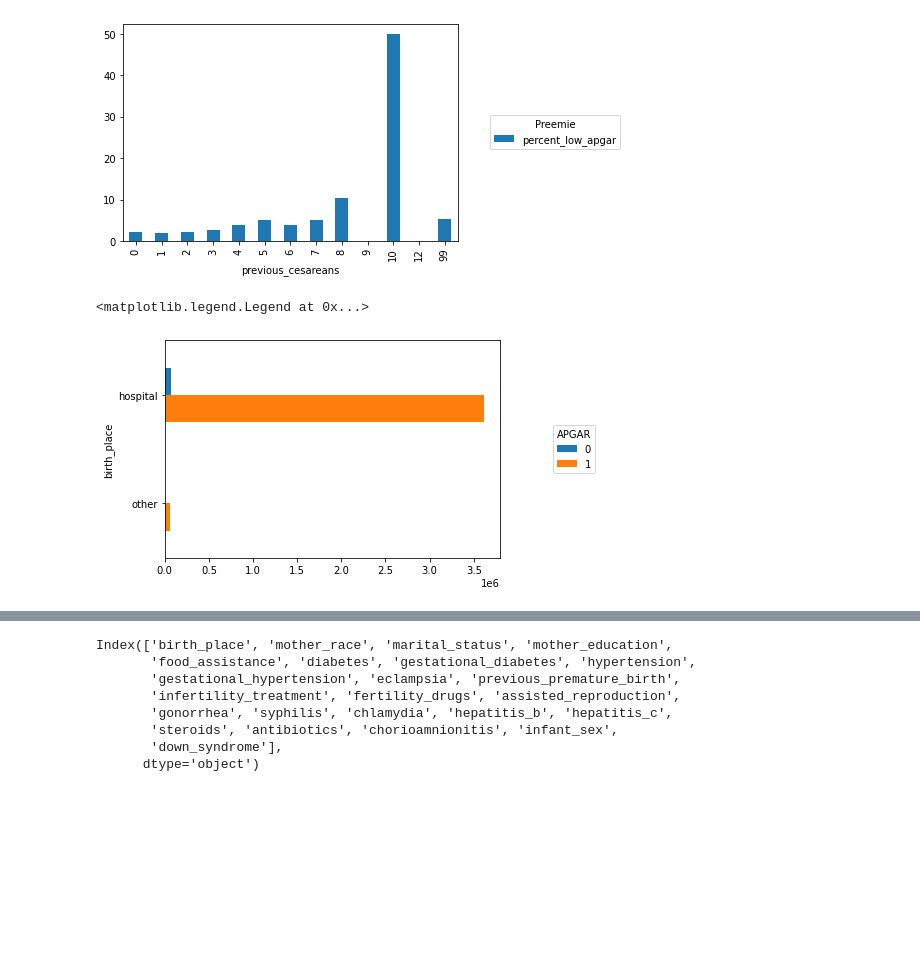
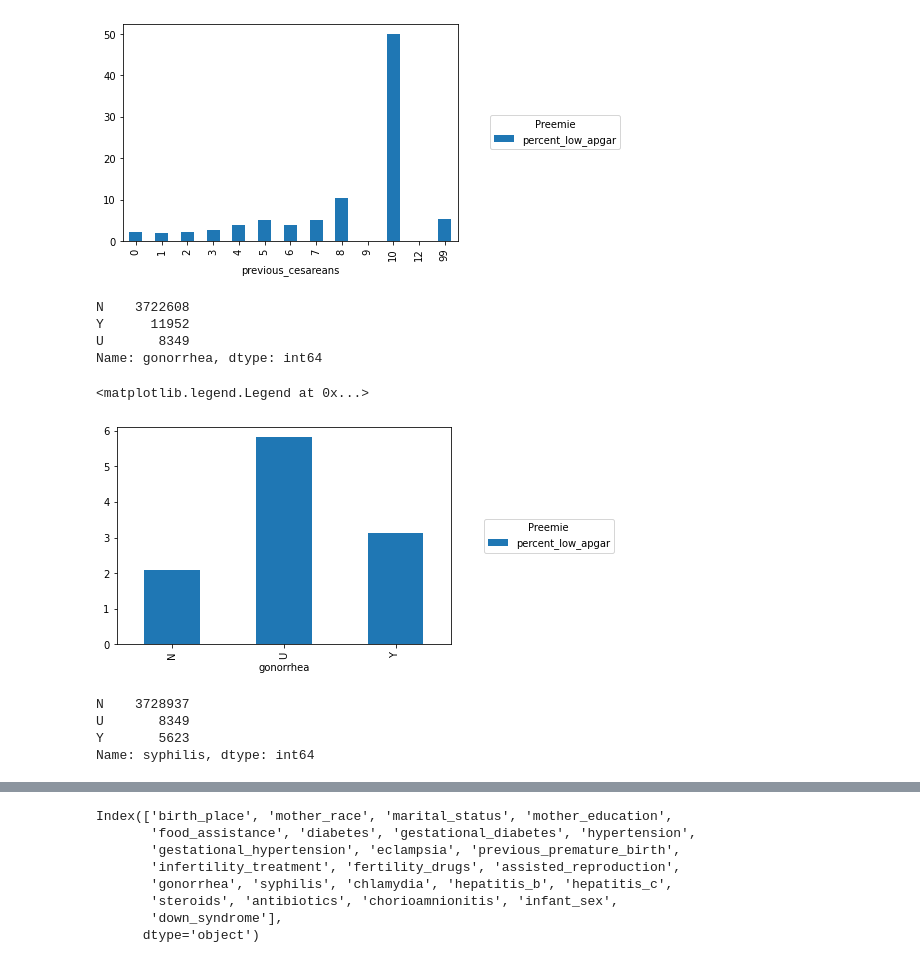
Before and after one commit to Patrick-Arnold/Capstone_Project, a Jupyter notebook: Capstone.ipynb, the cells around one changed output, grey strips where cells are left out. Cells and saved outputs as stored; diff of their text form; code cells hidden in the pictures; blank space fills up the shorter version.

```diff
--- a/Capstone.ipynb
+++ b/Capstone.ipynb
@@ -71,7 +71,7 @@ remove = ['dob_yy', 'f_facility', 'bfacil3', 'mage_impflg', 'mage_repflg', 'mage
            'ca_gast', 'f_ca_anen', 'f_ca_menin', 'f_ca_heart', 'f_ca_hernia', 'f_ca_ompha', 'f_ca_gastro', 'ca_limb',
            'ca_cleft', 'ca_clpal', 'ca_disor', 'ca_hypo', 'f_ca_limb', 'f_ca_cleftlp', 'f_ca_cleft', 'f_ca_downs',
            'f_ca_chrom', 'f_ca_hypos', 'no_congen', 'itran', 'ilive', 'bfed', 'f_bfed', 'f_mm_', 'f_ab_nicu', 'fracehisp',
-           'oegest_r3', 'dob_mm', 'dob_tt', 'dob_wk', 'restatus', 'frace6', 'fhisp_r', 'feduc', 'ilp_r']
+           'oegest_r3', 'dob_mm', 'dob_tt', 'dob_wk', 'restatus', 'frace6', 'fhisp_r', 'feduc', 'ilp_r', 'attend', 'pay_rec']
 # %%
 df.drop(remove, axis=1, inplace=True)
 df.columns
@@ -94,7 +93,7 @@ rename = ['birth_place', 'mother_age', 'mother_native',
           'weight_gain', 'diabetes', 'gestational_diabetes', 'hypertension', 'gestational_hypertension', 'eclampsia',
           'previous_premature_birth', 'infertility_treatment', 'fertility_drugs', 'assisted_reproduction',
           'previous_cesareans', 'gonorrhea', 'syphilis', 'chlamydia', 'hepatitis_b', 'hepatitis_c', 'steroids', 'antibiotics',
-          'chorioamnionitis', 'attendant', 'payment_method', 'apgar_score', 'plural_pregnancy', 'infant_sex', 'weeks_gestation',
+          'chorioamnionitis', 'apgar_score', 'plural_pregnancy', 'infant_sex', 'weeks_gestation',
           'down_syndrome']
 # %%
 df.columns = rename
@@ -1113,22 +1112,29 @@ ax.legend(
 <matplotlib.legend.Legend at 0x...>
 [figure]
 # %%
-df['assisted_reproduction'].replace(to_replace=99, value=np.nan, inplace=True)
+df['previous_cesareans'].replace(to_replace=99, value=np.nan, inplace=True)
+# %%
+df['gonorrhea'].value_counts()
+# %% [output]
+N    3722608
+Y      11952
+U       8349
+Name: gonorrhea, dtype: int64
 # %%
-# Place of birth
-counts = (df[['birth_place', 'apgar_score']]
-              .groupby(['birth_place', 'apgar_score'])
+counts = (df[['gonorrhea', 'apgar_score']]
+              .groupby(['gonorrhea', 'apgar_score'])
               .size()
               .unstack('apgar_score')
          )
 
-ax = counts.plot.barh()
-ax.invert_yaxis()
+counts['percent_low_apgar'] = (counts[0]/counts[1])*100
+
+ax = counts['percent_low_apgar'].plot.bar()
 ax.legend(
     loc='center right',
-    bbox_to_anchor=(1.3, 0.5),
-    title='APGAR'
+    bbox_to_anchor=(1.5, 0.5),
+    title='Preemie'
 )
 # %% [output]
 <matplotlib.legend.Legend at 0x...>
-[figure, old version]
+[figure, new version]
@@ -1134,0 +1143,7 @@ ax.legend(
+# %%
+df['syphilis'].value_counts()
+# %% [output]
+N    3728937
+U       8349
+Y       5623
+Name: syphilis, dtype: int64
```
Also changed, not shown: parts of 49 cells of this notebook, 1 other file.
